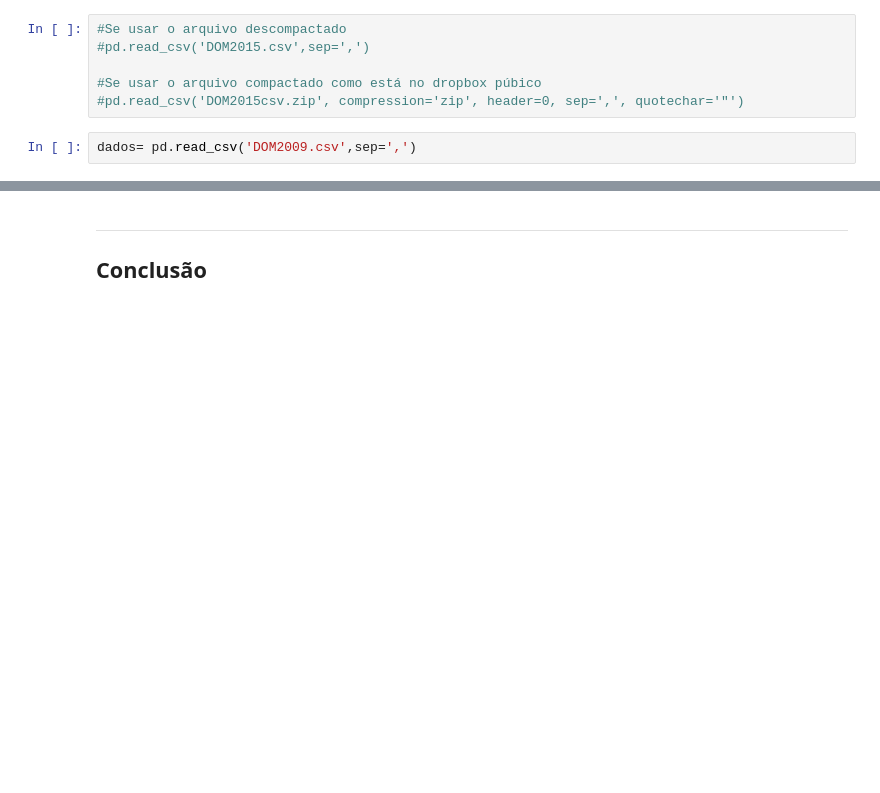
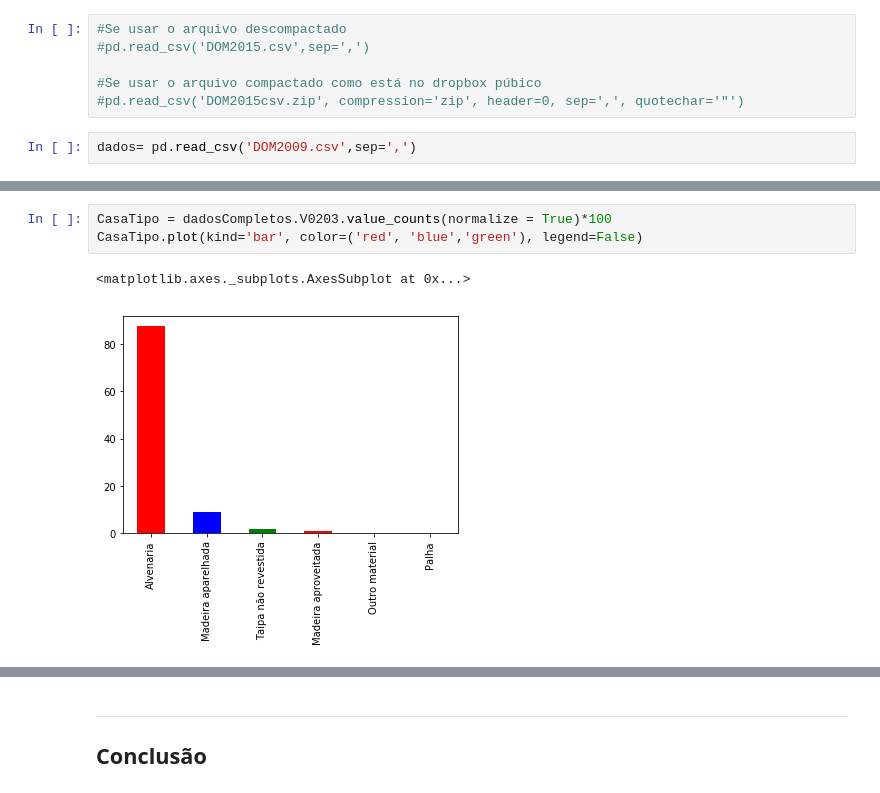
Before and after one commit to leonardoimakuma/projeto-1---CI-NCIA-DOS-DADOS, a Jupyter notebook: Projeto1 Layout.ipynb, the cells around one changed output, grey strips where cells are left out. Cells and saved outputs as stored; diff of their text form; blank space fills up the shorter version.

```diff
--- a/Projeto1 Layout.ipynb
+++ b/Projeto1 Layout.ipynb
@@ -89,0 +103,6 @@ Emagreceu.plot(kind='bar', color=('red', 'blue','green'), legend=False)
+# %%
+CasaTipo = dadosCompletos.V0203.value_counts(normalize = True)*100
+CasaTipo.plot(kind='bar', color=('red', 'blue','green'), legend=False)
+# %% [output]
+<matplotlib.axes._subplots.AxesSubplot at 0x...>
+[figure, added]
```
Also changed, not shown: parts of 19 cells of this notebook.
